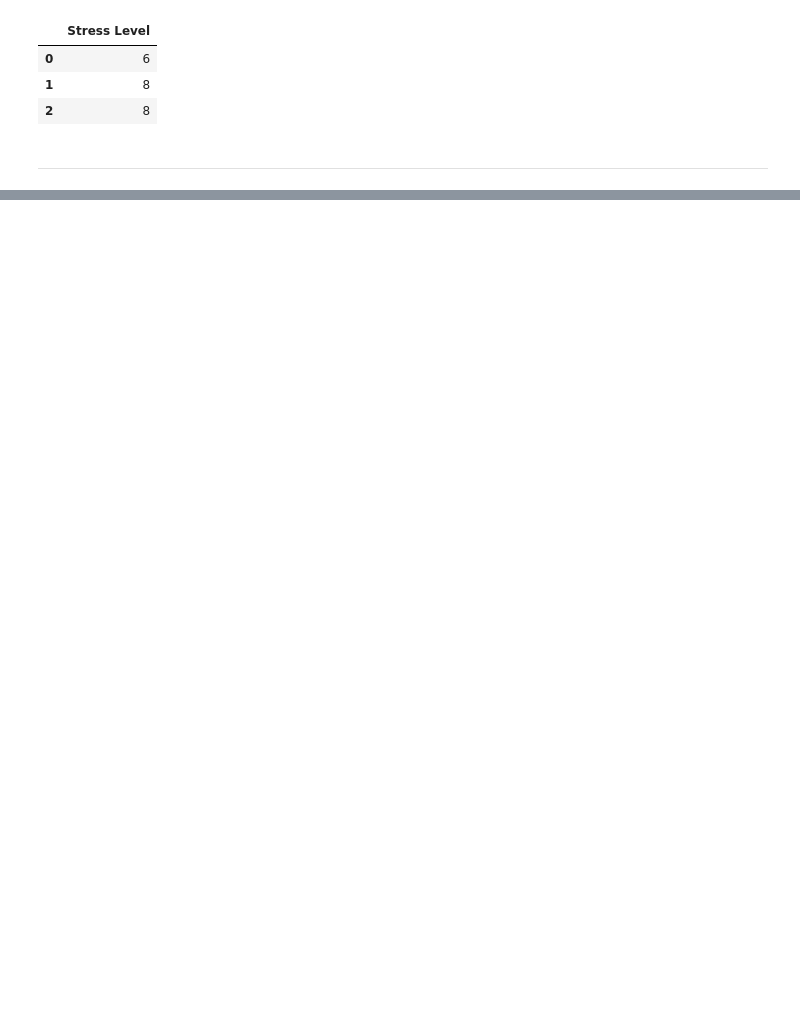
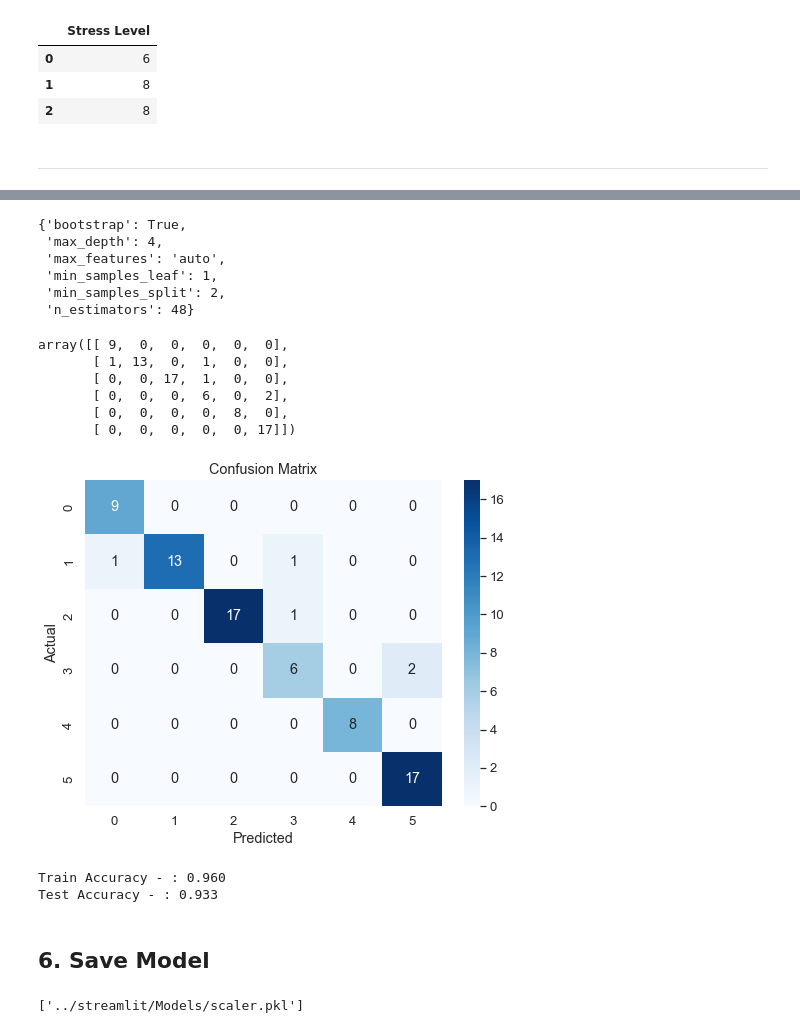
Before and after one commit to WidharDwiatmoko/stress-level-prediction, a Jupyter notebook: Notebooks/3. Model Deploy Preparation.ipynb, the cells around one changed output, grey strips where cells are left out. Saved outputs shown, nothing was run; the diff lists cells and outputs as text; code cells hidden in the pictures; blank space fills up the shorter version.

```diff
--- a/Notebooks/3. Model Deploy Preparation.ipynb
+++ b/Notebooks/3. Model Deploy Preparation.ipynb
@@ -163,0 +414,5 @@ X_train, X_test, y_train, y_test = train_test_split(X,y, test_size=0.2, random_s
+# %%
+from sklearn.model_selection import GridSearchCV
+rf_grid = GridSearchCV(estimator = rfc, param_grid = param_grid, cv = 3, verbose=2, n_jobs = 4)
+# %%
+rf_grid.fit(X_train_scaled, y_train)
@@ -163,0 +429,50 @@ X_train, X_test, y_train, y_test = train_test_split(X,y, test_size=0.2, random_s
+# %%
+rf_grid.best_params_
+# %% [output]
+{'bootstrap': True,
+ 'max_depth': 4,
+ 'max_features': 'auto',
+ 'min_samples_leaf': 1,
+ 'min_samples_split': 2,
+ 'n_estimators': 48}
+# %%
+pred_rf=rf_grid.predict(X_test_scaled)
+# %%
+cm_rf = confusion_matrix(y_test, pred_rf)
+cm_rf
+# %% [output]
+array([[ 9,  0,  0,  0,  0,  0],
+       [ 1, 13,  0,  1,  0,  0],
+       [ 0,  0, 17,  1,  0,  0],
+       [ 0,  0,  0,  6,  0,  2],
+       [ 0,  0,  0,  0,  8,  0],
+       [ 0,  0,  0,  0,  0, 17]])
+# %%
+plt.figure(figsize=(8, 6))
+sns.set(font_scale=1.2)  # Adjust font size for labels
+sns.heatmap(cm_rf, annot=True, fmt='d', cmap='Blues')
+plt.xlabel('Predicted')
+plt.ylabel('Actual')
+plt.title('Confusion Matrix')
+plt.show()
+# %% [output]
+[figure, added]
+# %%
+print (f'Train Accuracy - : {rf_grid.score(X_train_scaled,y_train):.3f}')
+print (f'Test Accuracy - : {rf_grid.score(X_test_scaled,y_test):.3f}')
+# %% [output]
+Train Accuracy - : 0.960
+Test Accuracy - : 0.933
+# %% [markdown]
+## 6. Save Model
+# %%
+import joblib
+
+joblib.dump(gender_le, '../streamlit/Models/gender_encoder.pkl')
+joblib.dump(occupation_le, '../streamlit/Models/occupation_encoder.pkl')
+joblib.dump(bmiCategory_le, '../streamlit/Models/bmi_category_encoder.pkl')
+joblib.dump(sleepDisorder_le, '../streamlit/Models/sleep_disorder_encoder.pkl')
+
+joblib.dump(scaler, '../streamlit/Models/scaler.pkl')
+# %% [output]
+['../streamlit/Models/scaler.pkl']
```
Also changed, not shown: parts of 31 cells of this notebook, 16 other files.
